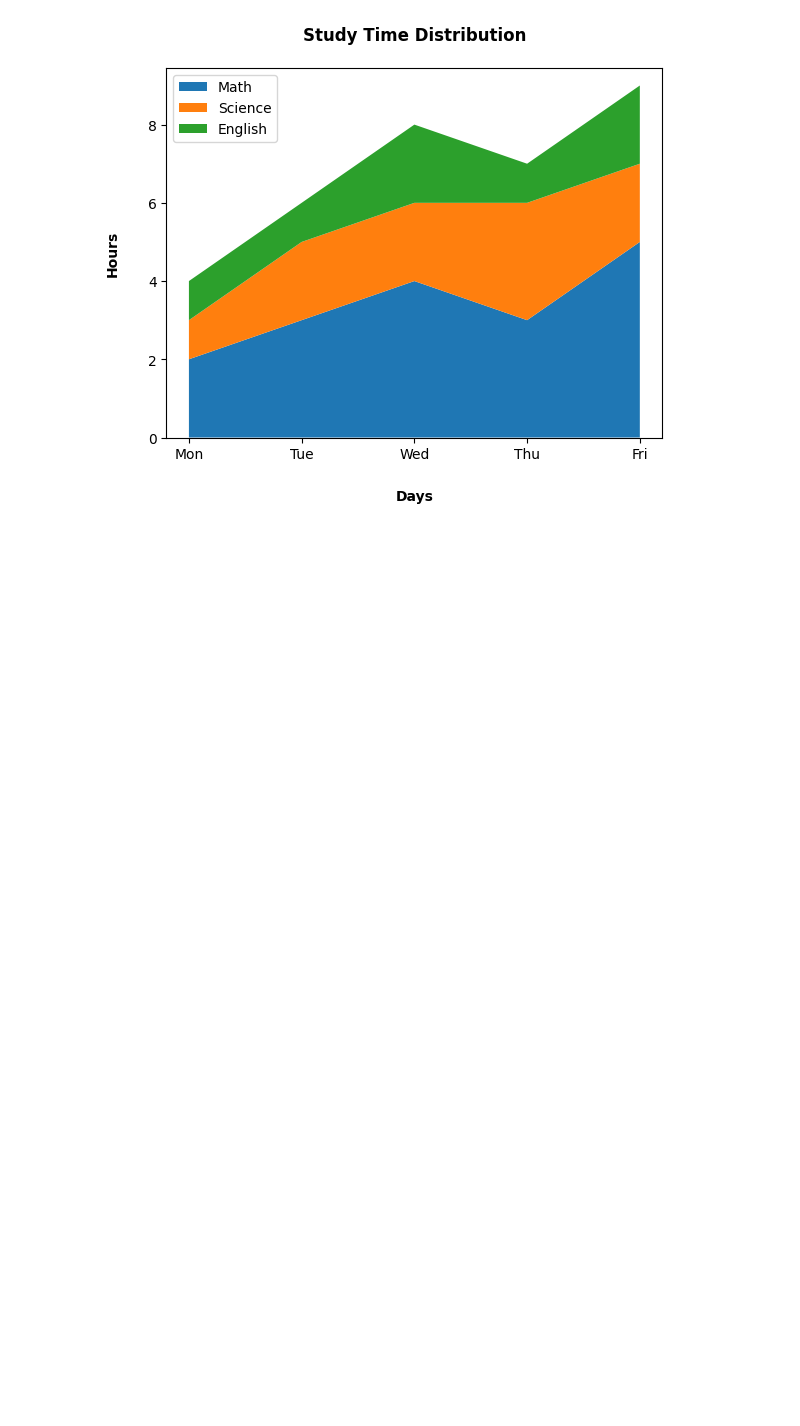
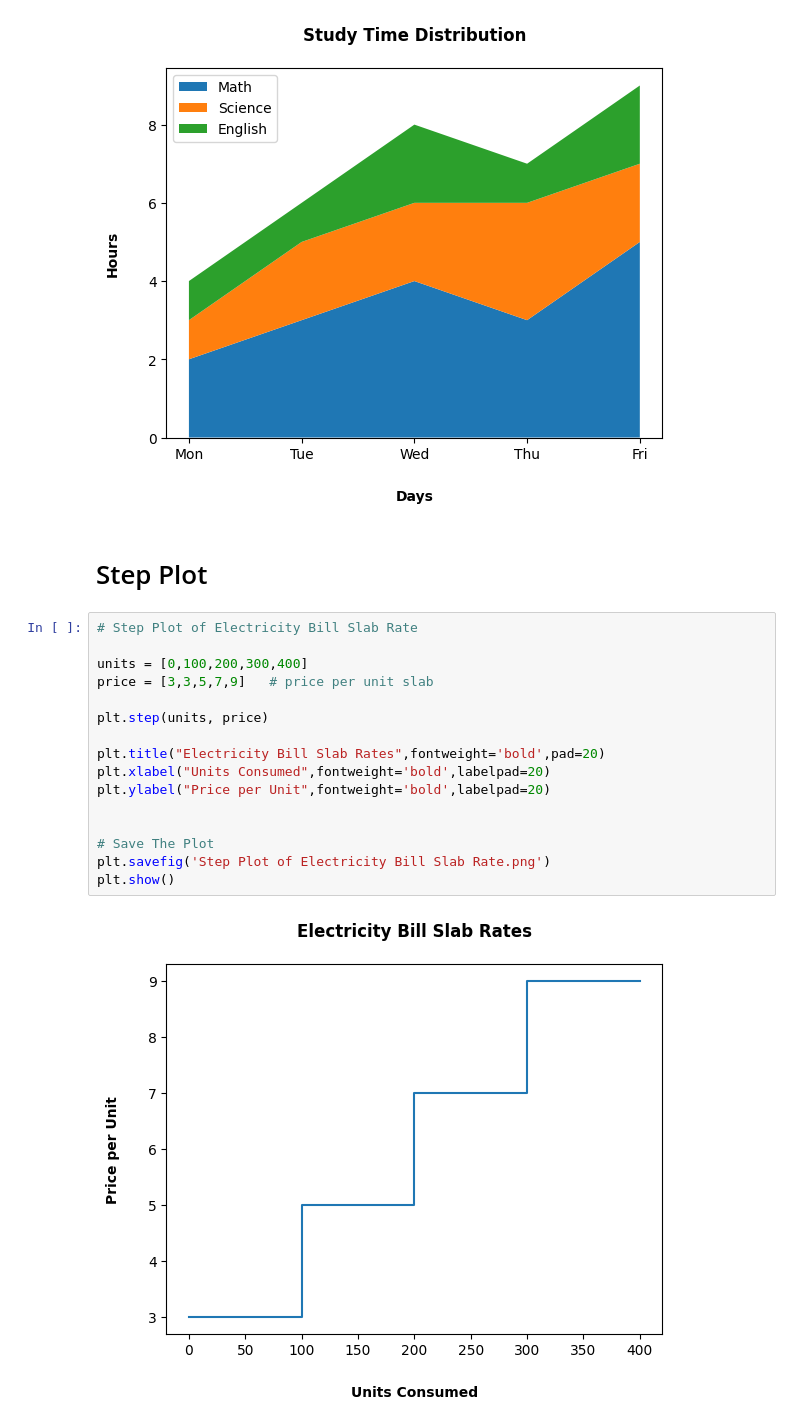
Before and after one commit to pratiksha-2410/Matplotlib-Charts, a Jupyter notebook: Line Plots.ipynb, the cells around one changed output. Cells and saved outputs as stored; diff of their text form; blank space fills up the shorter version.

Commit message:
Step Plot of Electricity Bill Slab Rate

```diff
--- a/Line Plots.ipynb
+++ b/Line Plots.ipynb
@@ -749,3 +749,23 @@ plt.savefig('Student Study Time By Subject stack plot.png')
 plt.show()
 # %% [output]
 [figure]
+# %% [markdown]
+# Step Plot
+# %%
+# Step Plot of Electricity Bill Slab Rate
+
+units = [0,100,200,300,400]
+price = [3,3,5,7,9]   # price per unit slab
+
+plt.step(units, price)
+
+plt.title("Electricity Bill Slab Rates",fontweight='bold',pad=20)
+plt.xlabel("Units Consumed",fontweight='bold',labelpad=20)
+plt.ylabel("Price per Unit",fontweight='bold',labelpad=20)
+
+
+# Save The Plot
+plt.savefig('Step Plot of Electricity Bill Slab Rate.png')
+plt.show()
+# %% [output]
+[figure, added]
```
Also changed, not shown: 1 other file.
